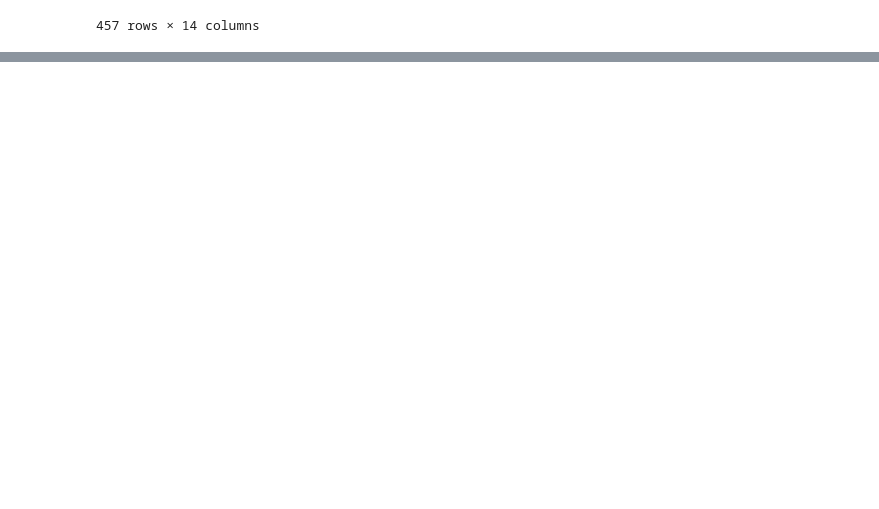
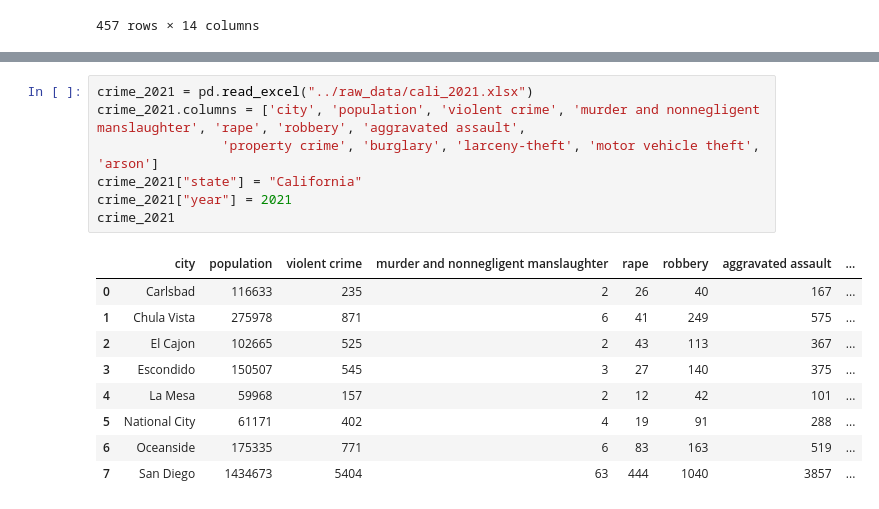
Before and after one commit to BradyHorton/sta141b-proj, a Jupyter notebook: Notebooks/CA_crime_data.ipynb, the cells around one changed output, grey strips where cells are left out. Drawn from its saved outputs; the diff is of its cells as text; blank space fills up the shorter version.

```diff
--- a/Notebooks/CA_crime_data.ipynb
+++ b/Notebooks/CA_crime_data.ipynb
@@ -175,0 +240,17 @@ crime_2006
+# %%
+crime_2021 = pd.read_excel("../raw_data/cali_2021.xlsx")
+crime_2021.columns = ['city', 'population', 'violent crime', 'murder and nonnegligent manslaughter', 'rape', 'robbery', 'aggravated assault',
+                'property crime', 'burglary', 'larceny-theft', 'motor vehicle theft', 'arson']
+crime_2021["state"] = "California"
+crime_2021["year"] = 2021
+crime_2021
+# %% [output]
+|  | city | population | violent crime | murder and nonnegligent manslaughter | rape | robbery | aggravated assault | ... |
+| 0 | Carlsbad | 116633 | 235 | 2 | 26 | 40 | 167 | ... |
+| 1 | Chula Vista | 275978 | 871 | 6 | 41 | 249 | 575 | ... |
+| 2 | El Cajon | 102665 | 525 | 2 | 43 | 113 | 367 | ... |
+| 3 | Escondido | 150507 | 545 | 3 | 27 | 140 | 375 | ... |
+| 4 | La Mesa | 59968 | 157 | 2 | 12 | 42 | 101 | ... |
+| 5 | National City | 61171 | 402 | 4 | 19 | 91 | 288 | ... |
+| 6 | Oceanside | 175335 | 771 | 6 | 83 | 163 | 519 | ... |
+| 7 | San Diego | 1434673 | 5404 | 63 | 444 | 1040 | 3857 | ... |
```
Also changed, not shown: parts of 10 cells of this notebook, 6 other files.
